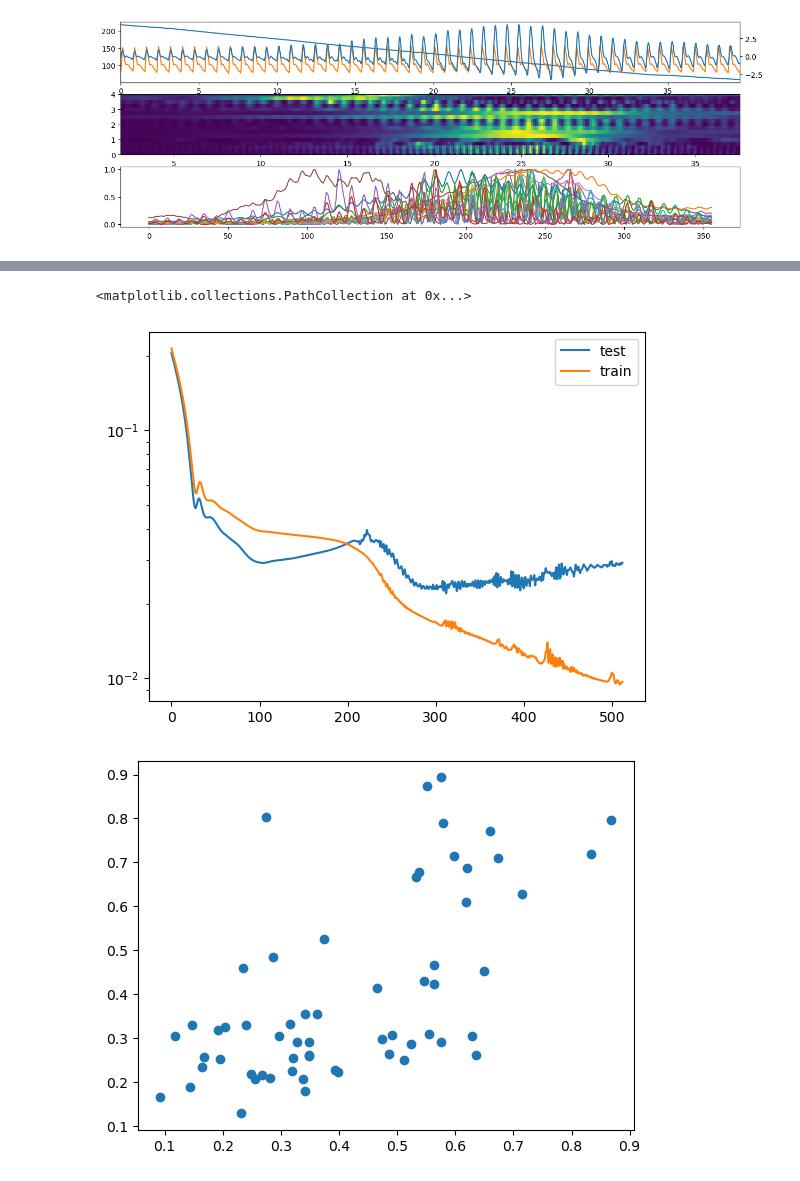
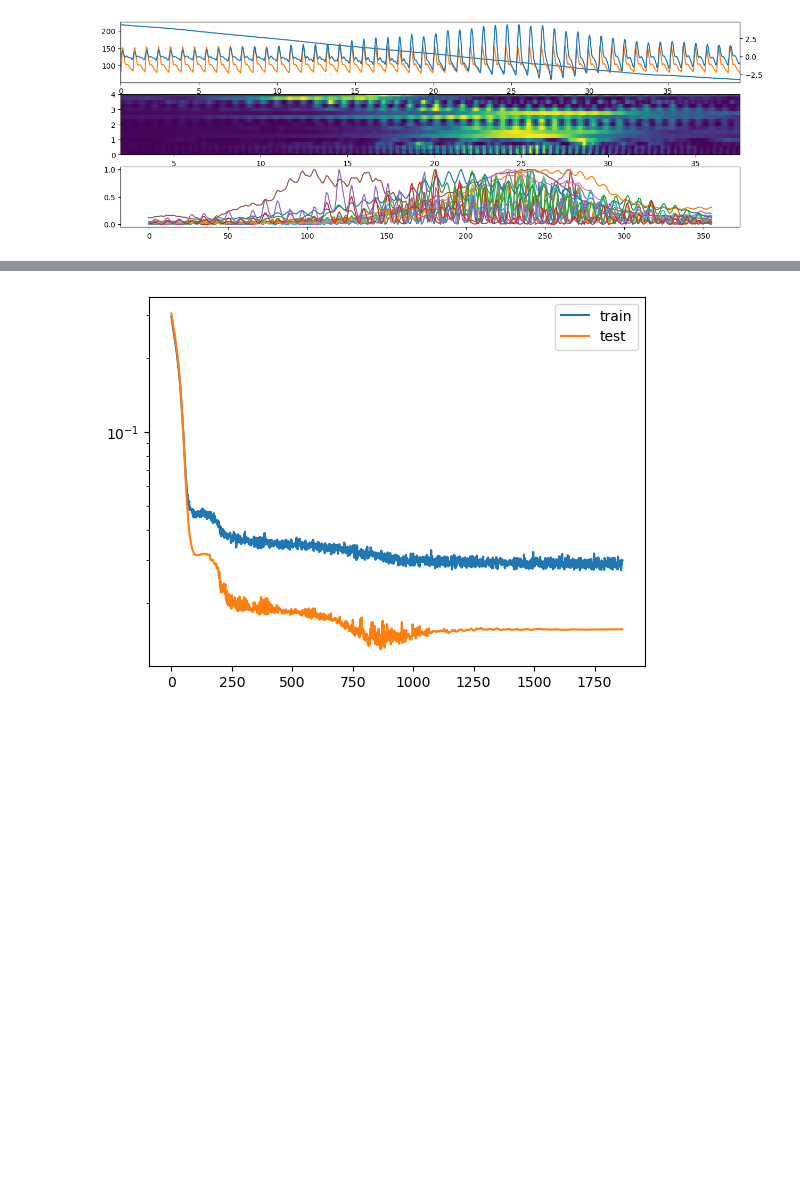
Before and after one commit to Shroff20/SP_DP_Prediction, a Jupyter notebook: code/not_working/timeseries_fit.ipynb, the cells around one changed output, grey strips where cells are left out. Saved outputs shown, nothing was run; the diff lists cells and outputs as text; code cells hidden in the pictures; blank space fills up the shorter version.

```diff
--- a/code/not_working/timeseries_fit.ipynb
+++ b/code/not_working/timeseries_fit.ipynb
@@ -191,21 +205,22 @@ torch.Size([30, 1, 2]) cuda:0
 # %%
 class neural_network(nn.Module):
-    def __init__(self, input_size , output_size, hidden_size = 300, num_layers = 2):
+    def __init__(self, input_size , output_size, hidden_size = 10, num_layers = 2):
         super(neural_network,self).__init__()
-        #self.fc0 = nn.Linear(in_features=input_size,out_features=5)
-        self.lstm = nn.LSTM(input_size=input_size,hidden_size=hidden_size,num_layers=num_layers,batch_first=True, bidirectional=True)
-        self.fc1 = nn.Linear(in_features=2*hidden_size,out_features=output_size)
-        self.dropout = nn.Dropout(p = .2)
+        self.fc0 = nn.Linear(in_features=input_size,out_features=hidden_size)
+        self.lstm = nn.LSTM(input_size=hidden_size,hidden_size=hidden_size,num_layers=num_layers,batch_first=True, bidirectional=True)
+        self.fc1 = nn.Linear(in_features=2*hidden_size,out_features=output_size)  # *2 because bidirectional
+        self.dropout = nn.Dropout(p = .1)
 
     def forward(self,x):
         output = x
-        #output = self.fc0(output)
         output = self.dropout(output)
-        output,_status = self.lstm(x)
+        output = self.fc0(output)
+        output = torch.relu(output)
+        output = self.dropout(output)
+        output,_status = self.lstm(output)
         output = output[:,[-1],:]
-        #output = self.dropout(output)
-        output = self.fc1(torch.tanh(output))
-        output = torch.tanh(output)
+        output = self.dropout(output)
+        output = self.fc1(torch.relu(output))
         return output
 # %%
 model = neural_network(input_size = N_features, output_size = N_targets)
@@ -213,8 +228,9 @@ model.to(device)
 model.train()
 
 
-optimizer = torch.optim.AdamW(model.parameters(),lr=0.0001)
+optimizer = torch.optim.AdamW(model.parameters(),lr=0.001)
 loss = torch.nn.MSELoss()
+scheduler = torch.optim.lr_scheduler.ReduceLROnPlateau(optimizer, 'min',  factor=0.5, patience=100)
 
 epochs = 10000
 
@@ -223,10 +239,10 @@ losses_test = []
 no_improvement_count = 0
 loss_to_beat = 999999.0
 
-model.train()
+model_best = copy.deepcopy(model)
 
 for i in range(epochs):
-
+        model.train()
         optimizer.zero_grad()
 
         YY_pred_train = model(XX_train)
@@ -236,11 +252,13 @@ for i in range(epochs):
         optimizer.step()
 
         with torch.no_grad():
+                model.eval()
                 YY_pred_test = model(XX_test)
                 loss_test = loss(YY_pred_test,YY_test)
+                scheduler.step(loss_test)
 
         if i%10 ==0:
-                print(f'{i}, train loss = {loss_train:.4e}, test loss = {loss_test:.4e}, no improvement for epochs = {no_improvement_count}')
+                print(f'{i}, train loss = {loss_train:.4e}, test loss = {loss_test:.4e}, no improvement for epochs = {no_improvement_count}, lr = {scheduler.get_last_lr()[0]:.2e}')
 
         loss_train = loss_train.cpu().detach().numpy()
         loss_test = loss_test.cpu().detach().numpy()
@@ -248,14 +266,14 @@ for i in range(epochs):
         if loss_test < loss_to_beat:
                 loss_to_beat = loss_test
                 no_improvement_count = 0
+                model_best = copy.deepcopy(model)
         else:
                 no_improvement_count = no_improvement_count+1
 
-        if no_improvement_count > 200:  # early stopping
+        if no_improvement_count > 1000:  # early stopping
                 print('early stopping activated')
                 break
 
-
         losses_train.append(loss_train)
         losses_test.append(loss_test)
 # %% [output]
@@ -278,18 +296,9 @@ for i in range(epochs):
 early stopping activated
 # %%
 fig, ax = plt.subplots(1, 1)
+ax.plot(losses_train, label = 'train')
 ax.plot(losses_test, label = 'test')
-ax.plot(losses_train, label = 'train')
 ax.legend()
 ax.set_yscale('log')
-
-
-def t2n(x):
-    return x.cpu().detach().numpy()
-
-fig, ax = plt.subplots(1, 1)
-ax.scatter(t2n(YY_test), t2n(YY_pred_test))
 # %% [output]
-<matplotlib.collections.PathCollection at 0x...>
-[figure, old version]
+[figure, new version]
-[figure, removed]
```
Also changed, not shown: parts of 12 cells of this notebook, 12 other files.
